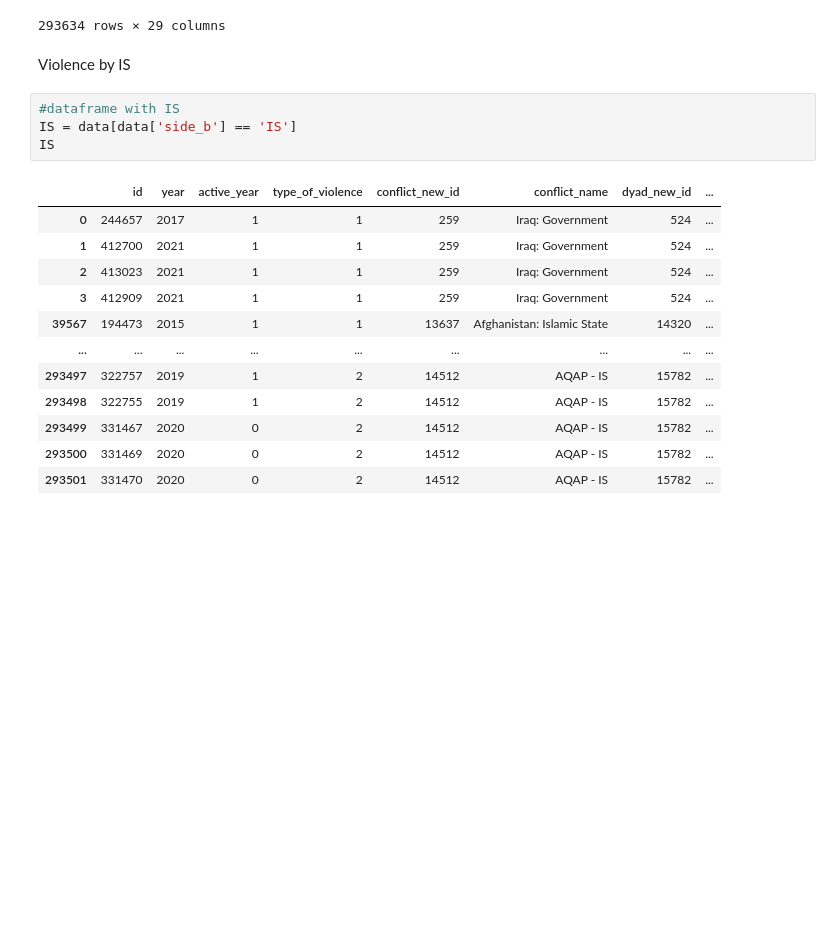
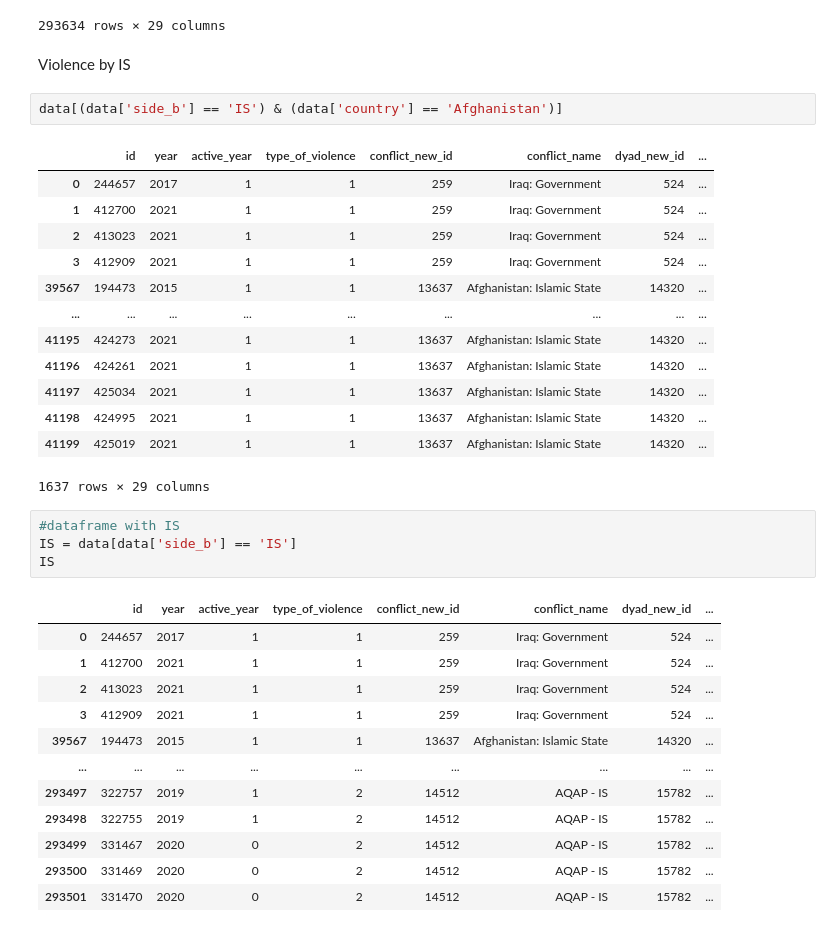
Before and after one commit to Joldon/political_violence, a Jupyter notebook: ged_event_21.ipynb, the cells around one changed output. Drawn from its saved outputs; the diff is of its cells as text; blank space fills up the shorter version.

```diff
--- a/ged_event_21.ipynb
+++ b/ged_event_21.ipynb
@@ -303,6 +303,22 @@ data
 293634 rows × 29 columns
 # %% [markdown]
 Violence by IS
+# %%
+data[(data['side_b'] == 'IS') & (data['country'] == 'Afghanistan')]
+# %% [output]
+|  | id | year | active_year | type_of_violence | conflict_new_id | conflict_name | dyad_new_id | ... |
+| 0 | 244657 | 2017 | 1 | 1 | 259 | Iraq: Government | 524 | ... |
+| 1 | 412700 | 2021 | 1 | 1 | 259 | Iraq: Government | 524 | ... |
+| 2 | 413023 | 2021 | 1 | 1 | 259 | Iraq: Government | 524 | ... |
+| 3 | 412909 | 2021 | 1 | 1 | 259 | Iraq: Government | 524 | ... |
+| 39567 | 194473 | 2015 | 1 | 1 | 13637 | Afghanistan: Islamic State | 14320 | ... |
+| ... | ... | ... | ... | ... | ... | ... | ... | ... |
+| 41195 | 424273 | 2021 | 1 | 1 | 13637 | Afghanistan: Islamic State | 14320 | ... |
+| 41196 | 424261 | 2021 | 1 | 1 | 13637 | Afghanistan: Islamic State | 14320 | ... |
+| 41197 | 425034 | 2021 | 1 | 1 | 13637 | Afghanistan: Islamic State | 14320 | ... |
+| 41198 | 424995 | 2021 | 1 | 1 | 13637 | Afghanistan: Islamic State | 14320 | ... |
+| 41199 | 425019 | 2021 | 1 | 1 | 13637 | Afghanistan: Islamic State | 14320 | ... |
+1637 rows × 29 columns
 # %%
 #dataframe with IS
 IS = data[data['side_b'] == 'IS']
```
Also changed, not shown: parts of 3 cells of this notebook.
